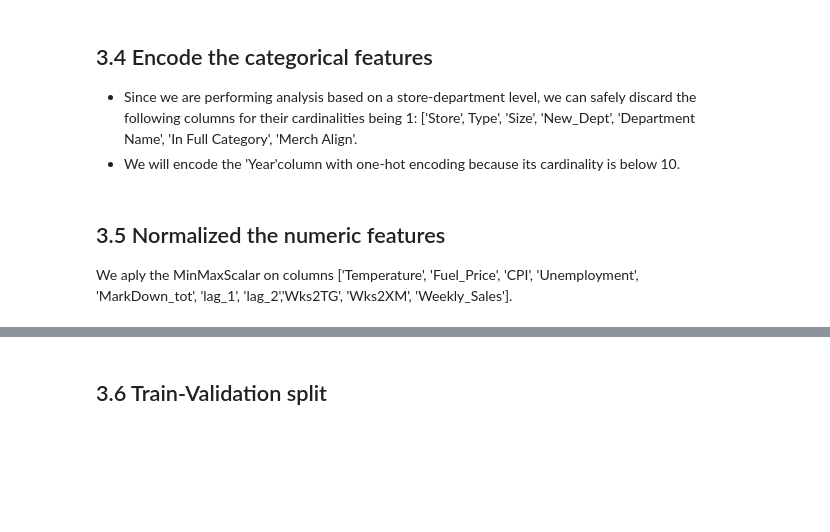
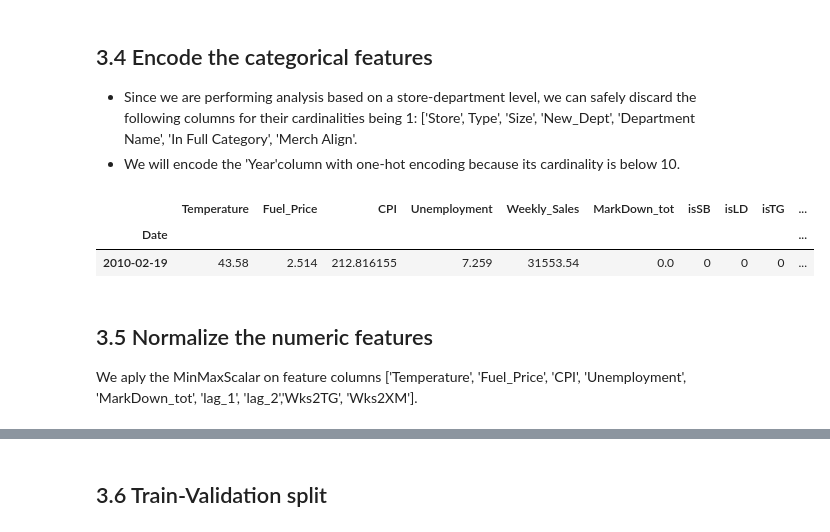
Before and after one commit to Dr-Spicy/WalmartForecast, a Jupyter notebook: Notebook.ipynb, the cells around one changed output, grey strips where cells are left out. Drawn from its saved outputs; the diff is of its cells as text; code cells hidden in the pictures; blank space fills up the shorter version.

```diff
--- a/Notebook.ipynb
+++ b/Notebook.ipynb
@@ -917,3 +917,9 @@ for pair in pairs:
 
 - Since we are performing analysis based on a store-department level, we can safely discard the following columns for their cardinalities being 1: ['Store', Type', 'Size', 'New_Dept', 'Department Name', 'In Full Category', 'Merch Align'.
 - We will encode the 'Year'column with one-hot encoding because its cardinality is below 10.
+# %%
+pair = pairs[0].copy(deep=True)
+# %%
+pair.set_index('Date', inplace=True)
+# %%
+pair.drop(columns=['Store', 'Type', 'Size', 'New_Dept', 'Department Name', 'In Full Category', 'Merch Align'], inplace=True)
@@ -920 +933,9 @@ for pair in pairs:
+# %%
+pair = pd.concat([pair, encoded_df], axis=1)
+# %%
+pair.head(1)
+# %% [output]
+|  | Temperature | Fuel_Price | CPI | Unemployment | Weekly_Sales | MarkDown_tot | isSB | isLD | isTG | ... |
+| Date |  |  |  |  |  |  |  |  |  | ... |
+| 2010-02-19 | 43.58 | 2.514 | 212.816155 | 7.259 | 31553.54 | 0.0 | 0 | 0 | 0 | ... |
 # %%
@@ -932,6 +956,6 @@ for pair in pairs:
 # %% [markdown]
-## 3.5 Normalized the numeric features
+## 3.5 Normalize the numeric features
 
-We aply the MinMaxScalar on columns ['Temperature', 'Fuel_Price', 'CPI', 'Unemployment', 'MarkDown_tot', 'lag_1', 'lag_2','Wks2TG', 'Wks2XM', 'Weekly_Sales'].
+We aply the MinMaxScalar on feature columns ['Temperature', 'Fuel_Price', 'CPI', 'Unemployment', 'MarkDown_tot', 'lag_1', 'lag_2','Wks2TG', 'Wks2XM'].
 # %%
 Scaler = preprocessing.MinMaxScaler()
```
Also changed, not shown: parts of 9 cells of this notebook.
